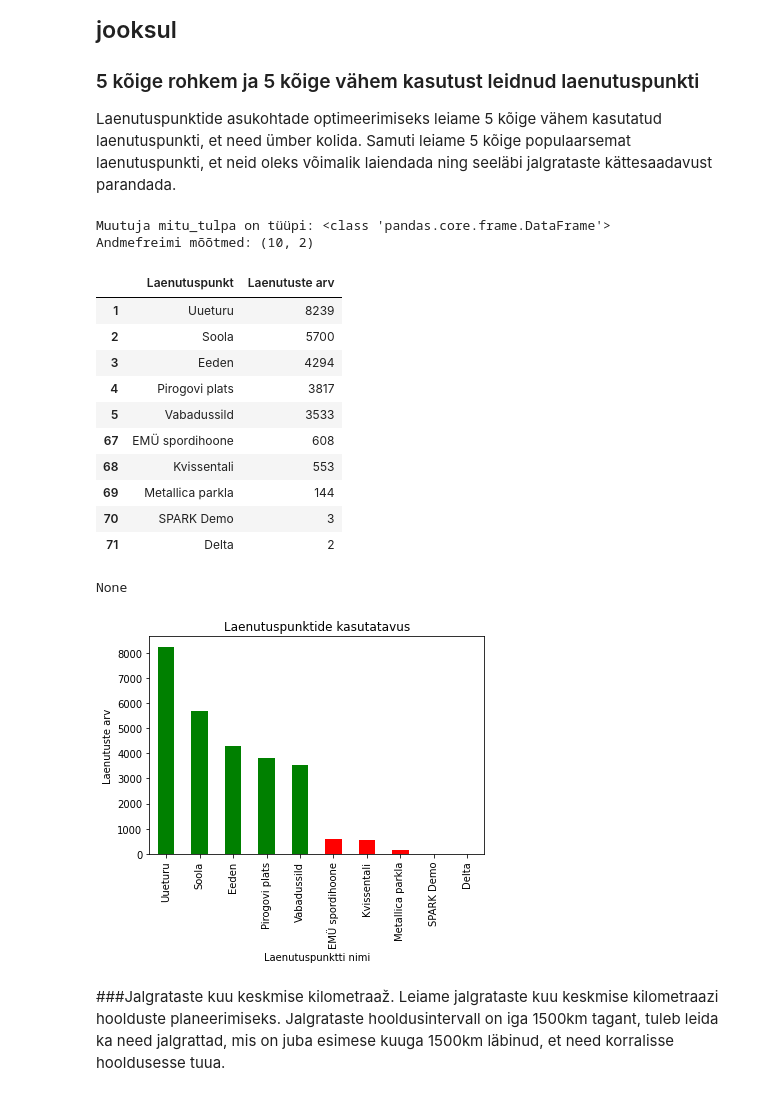
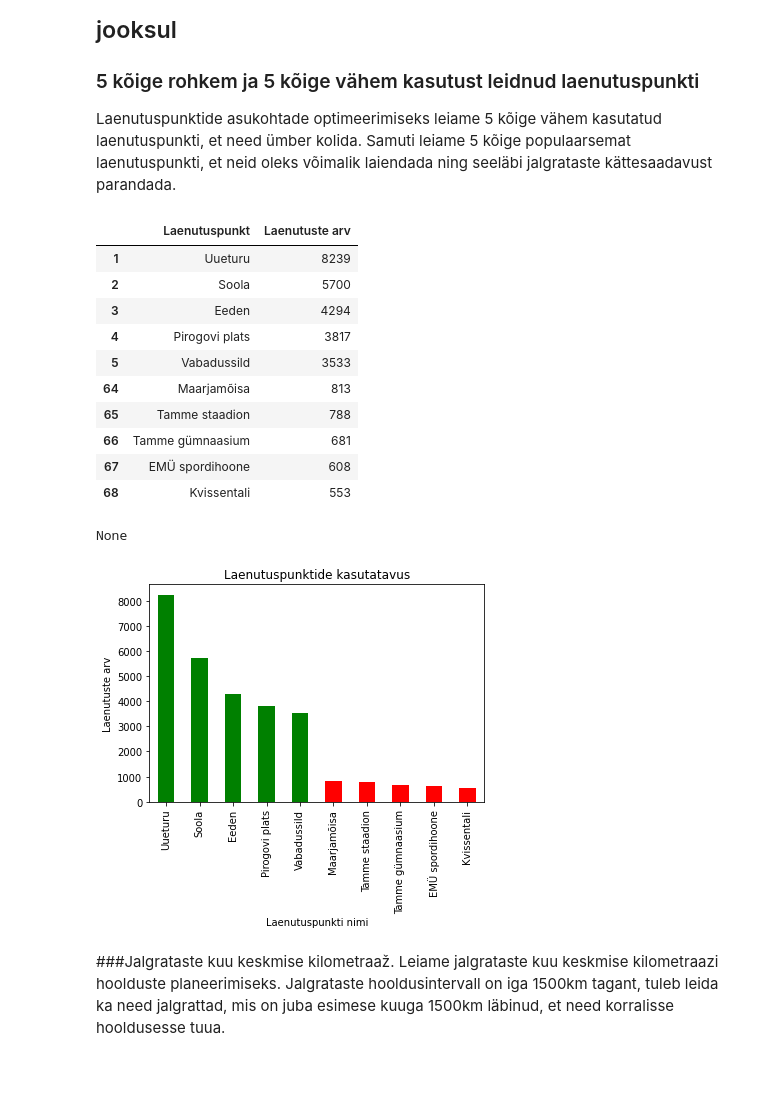
Before and after one commit to dlohmus/rattaringlus, a Jupyter notebook: Tartu_rattaringlus.ipynb, the cells around one changed output. Saved outputs shown, nothing was run; the diff lists cells and outputs as text; code cells hidden in the pictures.

```diff
--- a/Tartu_rattaringlus.ipynb
+++ b/Tartu_rattaringlus.ipynb
@@ -145,9 +147,13 @@ rattaringlus_df.drop(rattaringlus_df[rattaringlus_df['Membership']== 'Technician
 10060 rows × 12 columns
 # %%
 #Otsime andmete hulgast testkasutuse read ning eemaldame need
+#Otsime andmete hulgast ajutise parkla "Metallica" andmed ja eemaldame need
 display(rattaringlus_df.loc[rattaringlus_df['Start Station']== 'Töökoda'])
 display(rattaringlus_df.loc[rattaringlus_df['Start Station']== 'Warehouse'])
-testkasutus = rattaringlus_df[rattaringlus_df['Start Station'].isin(['Töökoda', 'Warehouse'])].index
+display(rattaringlus_df.loc[rattaringlus_df['Start Station']== 'Delta'])
+display(rattaringlus_df.loc[rattaringlus_df['Start Station']== 'SPARK Demo'])
+display(rattaringlus_df.loc[rattaringlus_df['Start Station']== 'Metallica parkla'])
+testkasutus = rattaringlus_df[rattaringlus_df['Start Station'].isin(['Töökoda', 'Warehouse', 'Metallica parkla', 'Delta', 'SPARK Demo'])].index
 rattaringlus_df.drop(testkasutus, inplace = True)
 # %% [output]
 |  | Unlock Date | Unlock Time | Lock Date | Lock Time | Membership | Length | Duration (Minutes) | Bike No | ... |
@@ -244,42 +270,40 @@ laenutuspunktid_df = pd.concat([esimesed5_df, viimased5_df])
 #print("Andmefreimi mõõtmed:", laenutuspunktid_df.shape, "\n") #esimene nr näitab ridade, teine tulpade arvu
 print(display(laenutuspunktid_df))
 # %% [output]
+|  | Laenutuspunkt | Laenutuste arv |
+| 1 | Uueturu | 8239 |
+| 2 | Soola | 5700 |
+| 3 | Eeden | 4294 |
+| 4 | Pirogovi plats | 3817 |
+| 5 | Vabadussild | 3533 |
+| 64 | Maarjamõisa | 813 |
+| 65 | Tamme staadion | 788 |
+| 66 | Tamme gümnaasium | 681 |
+| 67 | EMÜ spordihoone | 608 |
+| 68 | Kvissentali | 553 |
-Muutuja mitu_tulpa on tüüpi: <class 'pandas.core.frame.DataFrame'>
-Andmefreimi mõõtmed: (10, 2)
+None
-|  | Laenutuspunkt | Laenutuste arv |
-| 1 | Uueturu | 8239 |
-| 2 | Soola | 5700 |
-| 3 | Eeden | 4294 |
-| 4 | Pirogovi plats | 3817 |
-| 5 | Vabadussild | 3533 |
-| 67 | EMÜ spordihoone | 608 |
-| 68 | Kvissentali | 553 |
-| 69 | Metallica parkla | 144 |
-| 70 | SPARK Demo | 3 |
-| 71 | Delta | 2 |
-None
 # %%
 #5 kõige populaarsemat ja 5 vähem kasutatud laenutuspunkti sõidu alustamise järgi joonisele
 laenutusjoonis_df=(rattaringlus_df["Start Station"].value_counts())
 top5_df = laenutusjoonis_df.iloc[1:6]
 last5_df = laenutusjoonis_df.iloc[-5:]
 #paneme need kokku 1 tabeliks
 laenutuspunktid = pd.concat([top5_df, last5_df])
 #print(laenutuspunktid)
 #print(type(laenutuspunktid))
 
 import matplotlib.pyplot as plt
 graafikuks = pd.Series(laenutuspunktid)
 #print(graafikuks)
 
 #värvime viie populaarsema laenutuspunkti tulbad roheliseks ja viie vähempopulaarsema laenutuspunkti tulbad punaseks
 värvid = ["green", "green", "green", "green", "green", "red", "red", "red","red", "red"]
 
 #loome tulpdiagrammi, mille X-teljel on laenutuspunktide nimi ja y-teljel laenutuste arv
-graafikuks.plot.bar(xlabel="Laenutuspunktti nimi", ylabel="Laenutuste arv", title="Laenutuspunktide kasutatavus", color=värvid)
+graafikuks.plot.bar(xlabel="Laenutuspunkti nimi", ylabel="Laenutuste arv", title="Laenutuspunktide kasutatavus", color=värvid)
 plt.show()
 # %% [output]
-[figure, old version]
+[figure, new version]
 # %% [markdown]
 ###Jalgrataste kuu keskmise kilometraaž.
 Leiame jalgrataste kuu keskmise kilometraazi hoolduste planeerimiseks. Jalgrataste hooldusintervall on iga 1500km tagant, tuleb leida ka need jalgrattad, mis on juba esimese kuuga 1500km läbinud, et need korralisse hooldusesse tuua.
```
Also changed, not shown: parts of 9 cells of this notebook.
